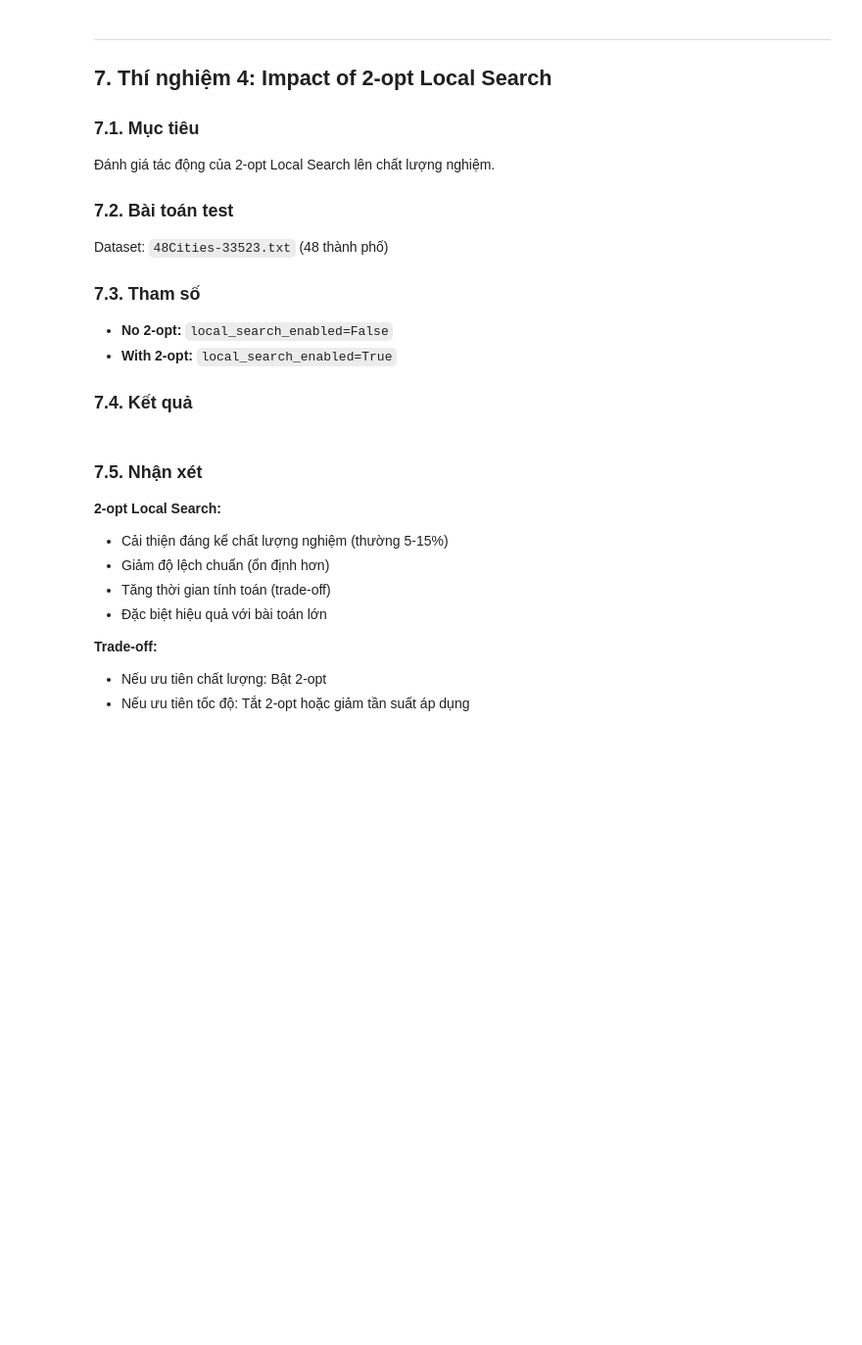
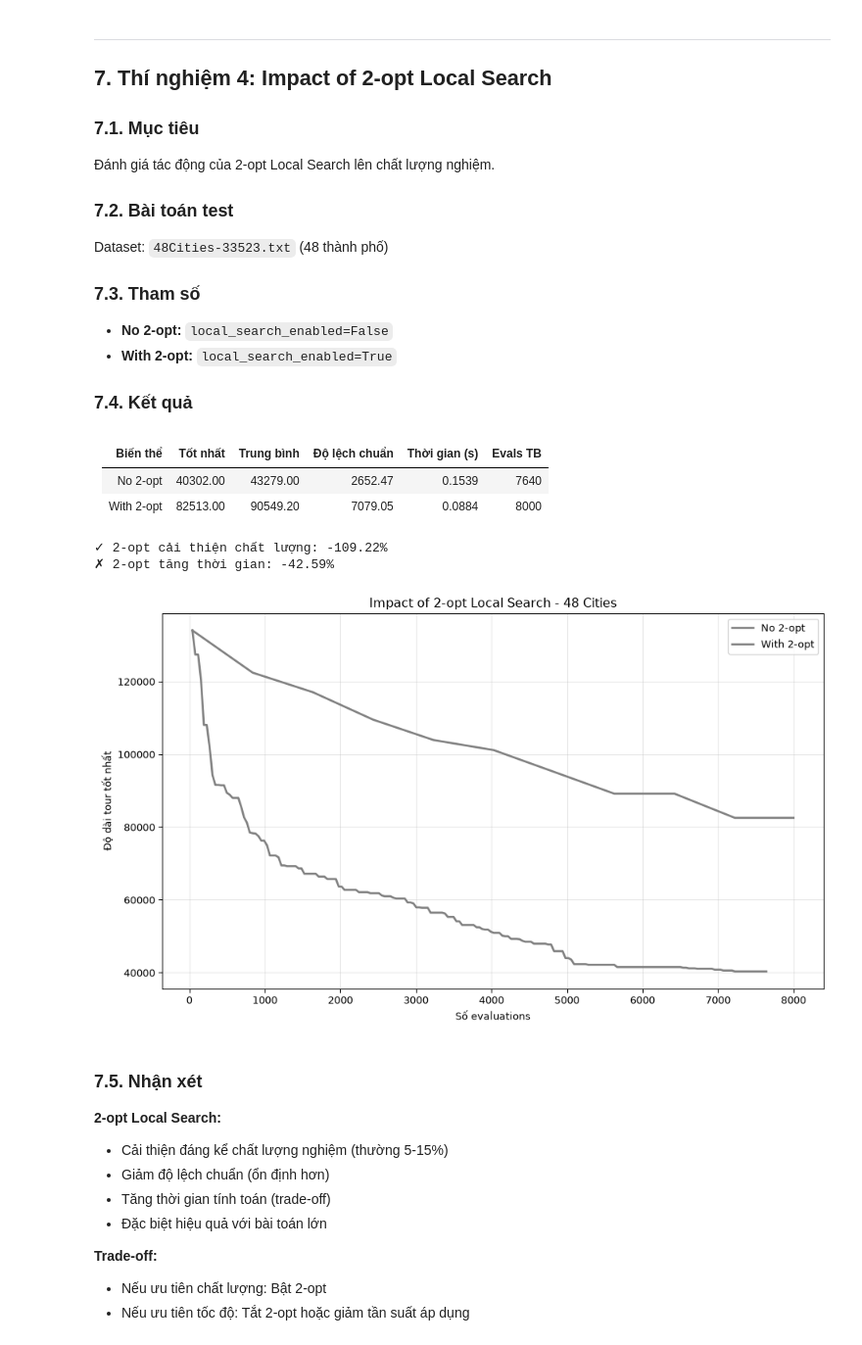
Before and after one commit to LaiThanhDat-glitch/ga-eho-tsp, a Jupyter notebook: Experiment/Experiment_4_REVISED.ipynb, the cells around one changed output. Shown at 98% size. Drawn from its saved outputs; the diff is of its cells as text; code cells hidden in the pictures; blank space fills up the shorter version.

```diff
--- a/Experiment/Experiment_4_REVISED.ipynb
+++ b/Experiment/Experiment_4_REVISED.ipynb
@@ -349,34 +380,42 @@ Dataset: `48Cities-33523.txt` (48 thành phố)
 # No local search (already computed above as runs_fixed)
 stats_no_ls = stats_fixed
 
 # With 2-opt local search
-config_2opt = replace(BASE, local_search_enabled=True)
+config_2opt = replace(BASE, local_search_enabled=True, local_search_max_moves=50)
 runs_2opt = [checked_solve(problem_48, replace(config_2opt, seed=s)) for s in SEEDS]
 stats_2opt = summarize(runs_2opt)
 
 # So sánh
 show_table(
     ['Biến thể', 'Tốt nhất', 'Trung bình', 'Độ lệch chuẩn', 'Thời gian (s)', 'Evals TB'],
     [
         ['No 2-opt', f"{stats_no_ls['best']:.2f}", f"{stats_no_ls['mean']:.2f}",
          f"{stats_no_ls['std']:.2f}", f"{stats_no_ls['seconds']:.4f}",
          f"{stats_no_ls['eval_mean']:.0f}"],
         ['With 2-opt', f"{stats_2opt['best']:.2f}", f"{stats_2opt['mean']:.2f}",
          f"{stats_2opt['std']:.2f}", f"{stats_2opt['seconds']:.4f}",
          f"{stats_2opt['eval_mean']:.0f}"]
     ]
 )
 
 improvement = ((stats_no_ls['mean'] - stats_2opt['mean']) / stats_no_ls['mean']) * 100
 time_overhead = ((stats_2opt['seconds'] - stats_no_ls['seconds']) / stats_no_ls['seconds']) * 100
 print(f"\n✓ 2-opt cải thiện chất lượng: {improvement:.2f}%")
 print(f"✗ 2-opt tăng thời gian: {time_overhead:.2f}%")
 
 compare_convergence(
     {'No 2-opt': runs_fixed, 'With 2-opt': runs_2opt},
     'Impact of 2-opt Local Search',
     '48 Cities'
 )
+# %% [output]
+| Biến thể | Tốt nhất | Trung bình | Độ lệch chuẩn | Thời gian (s) | Evals TB |
+| --- | --- | --- | --- | --- | --- |
+| No 2-opt | 40302.00 | 43279.00 | 2652.47 | 0.1539 | 7640 |
+| With 2-opt | 82513.00 | 90549.20 | 7079.05 | 0.0884 | 8000 |
+✓ 2-opt cải thiện chất lượng: -109.22%
+✗ 2-opt tăng thời gian: -42.59%
+[figure, added]
 # %% [markdown]
 ### 7.5. Nhận xét
 
```
Also changed, not shown: parts of 8 cells of this notebook, 2 other files.
